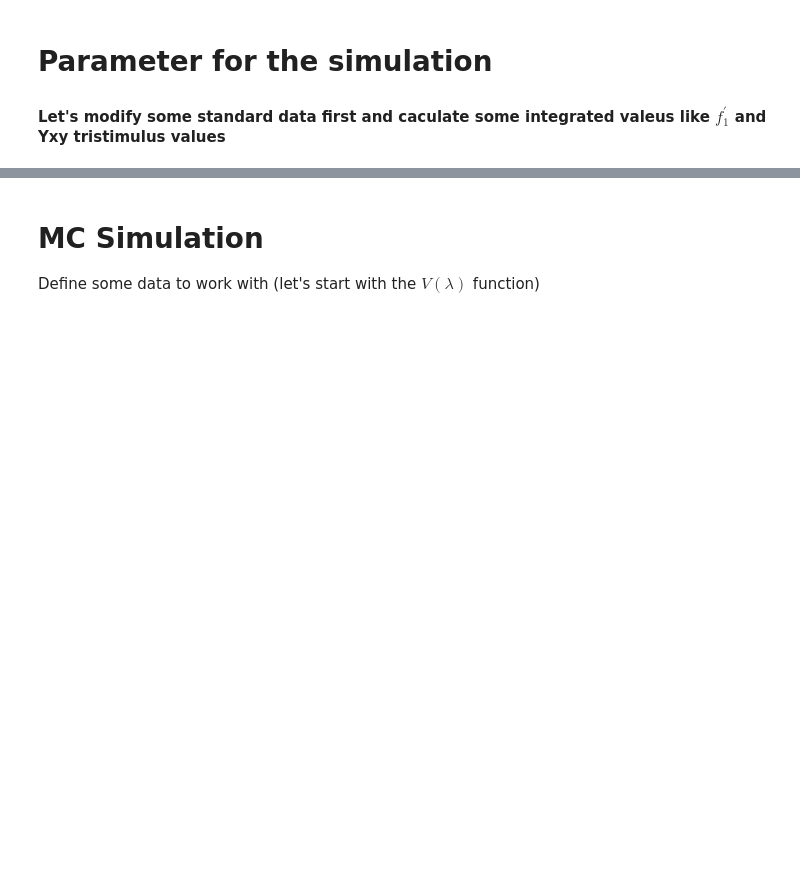
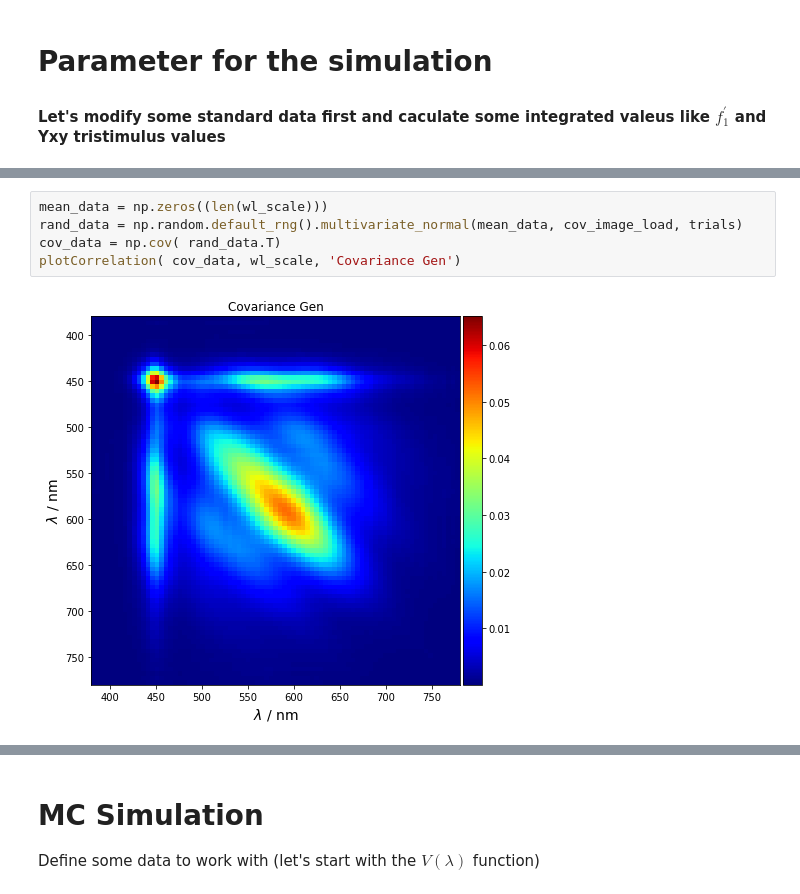
Before and after one commit to empir19nrm02/empir19nrm02, a Jupyter notebook: empir19nrm02/Jupyter/MCTest.ipynb, the cells around one changed output, grey strips where cells are left out. Saved outputs shown, nothing was run; the diff lists cells and outputs as text; blank space fills up the shorter version.

```diff
--- a/empir19nrm02/Jupyter/MCTest.ipynb
+++ b/empir19nrm02/Jupyter/MCTest.ipynb
@@ -58,0 +68,7 @@ def save_fig(filename=None):
+# %%
+mean_data = np.zeros((len(wl_scale)))
+rand_data = np.random.default_rng().multivariate_normal(mean_data, cov_image_load, trials)
+cov_data = np.cov( rand_data.T)
+plotCorrelation( cov_data, wl_scale, 'Covariance Gen')
+# %% [output]
+[figure, added]
```
Also changed, not shown: parts of 37 cells of this notebook, 4 other files.
